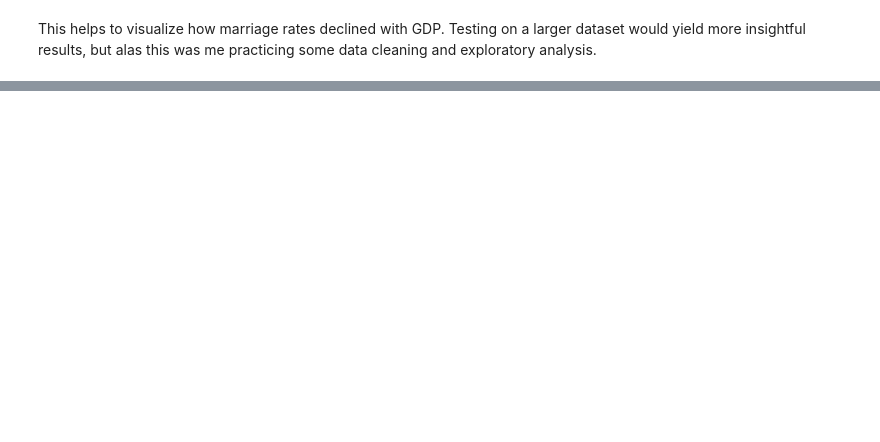
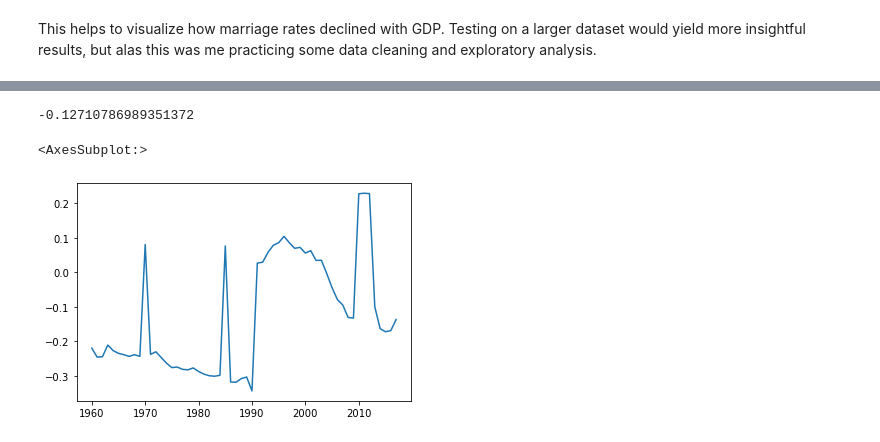
Before and after one commit to jasondecambre/STATINMarriage, a Jupyter notebook: STATIN Marriage and Divorce Statistics.ipynb, the cells around one changed output, grey strips where cells are left out. Saved outputs shown, nothing was run; the diff lists cells and outputs as text; code cells hidden in the pictures; blank space fills up the shorter version.

```diff
--- a/STATIN Marriage and Divorce Statistics.ipynb
+++ b/STATIN Marriage and Divorce Statistics.ipynb
@@ -133,0 +201,9 @@ This helps to visualize how marriage rates declined with GDP. Testing on a large
+# %%
+marriage_and_gdp.mean()
+# %% [output]
+-0.12710786989351372
+# %%
+marriage_and_gdp.plot()
+# %% [output]
+<AxesSubplot:>
+[figure, added]
```
Also changed, not shown: parts of 6 cells of this notebook, 2 other files.
